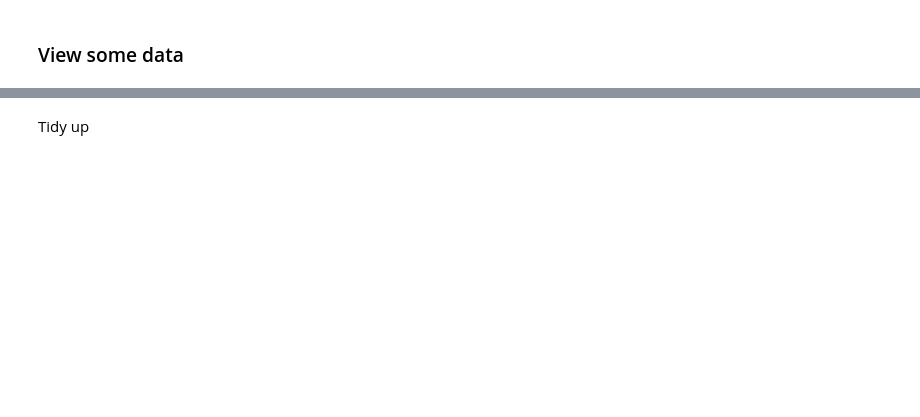
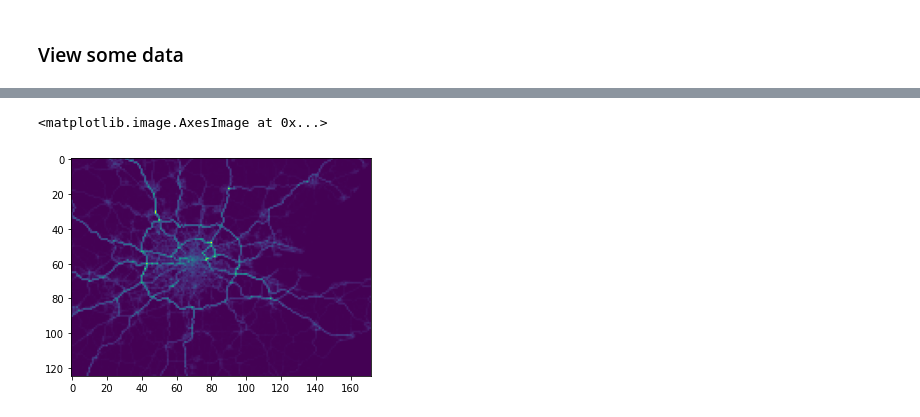
Before and after one commit to NERC-CEH/dukems-notebooks, a Jupyter notebook: Python/DukemsApiDemo.ipynb, the cells around one changed output, grey strips where cells are left out. Drawn from its saved outputs; the diff is of its cells as text; code cells hidden in the pictures; blank space fills up the shorter version.

Commit message:
Fully working first version of the Jupyter Notebook that demonstrates UKEMS data download

```diff
--- a/Python/DukemsApiDemo.ipynb
+++ b/Python/DukemsApiDemo.ipynb
@@ -29,7 +43,10 @@ warnings.filterwarnings('ignore')
 The url can obtained from https://dukems-app.test-datalabs.nerc.ac.uk/app/download.
 Download the data and save using the filename found in the header of the response.
 # %%
-url = 'https://dukems-app.test-datalabs.nerc.ac.uk/api/download/dataset/5/7/0/0/z?startYear=2020&endYear=2030&y2=238954&y1=114353&x2=633171&x1=461485'
+url = input("Enter a UKEMS emissions download URL")
+
+# Example url
+# url = 'https://dukems-app.test-datalabs.nerc.ac.uk/api/download/dataset/5/7/0/0?startYear=2020&endYear=2030&y2=238954&y1=114353&x2=633171&x1=461485'
 
 r = requests.get(url, verify=False, allow_redirects=True)
 filename = re.findall('filename=(.+)', r.headers.get('content-disposition'))[0]
@@ -61,5 +90,8 @@ The downloaded data is for a region around central London.  The centre of London
 ### View some data
 # %%
 data = ds.loc[dict(Time=2023)]['emissions_data'].data
-print(data)
-imagio.imwrite('mapish.png', data)
+imageio.imwrite('mapish.png', data)
+im = Image.open("mapish.png")
+img=mpimg.imread('mapish.png')
+plt.imshow(img)
+# %% [output]
@@ -66,2 +99,2 @@ imagio.imwrite('mapish.png', data)
+<matplotlib.image.AxesImage at 0x...>
+[figure, added]
-# %% [markdown]
-Tidy up
```
Also changed, not shown: parts of 6 cells of this notebook.
